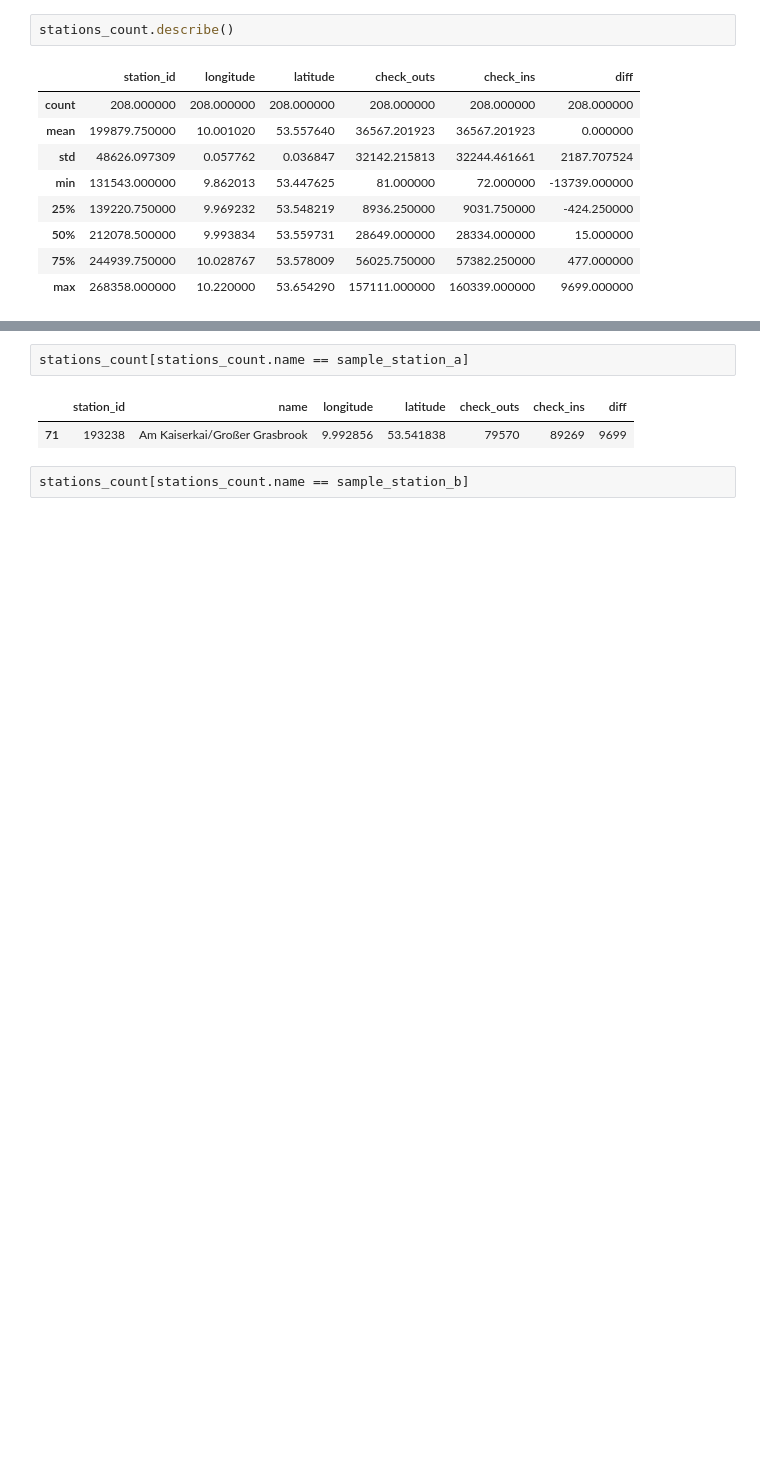
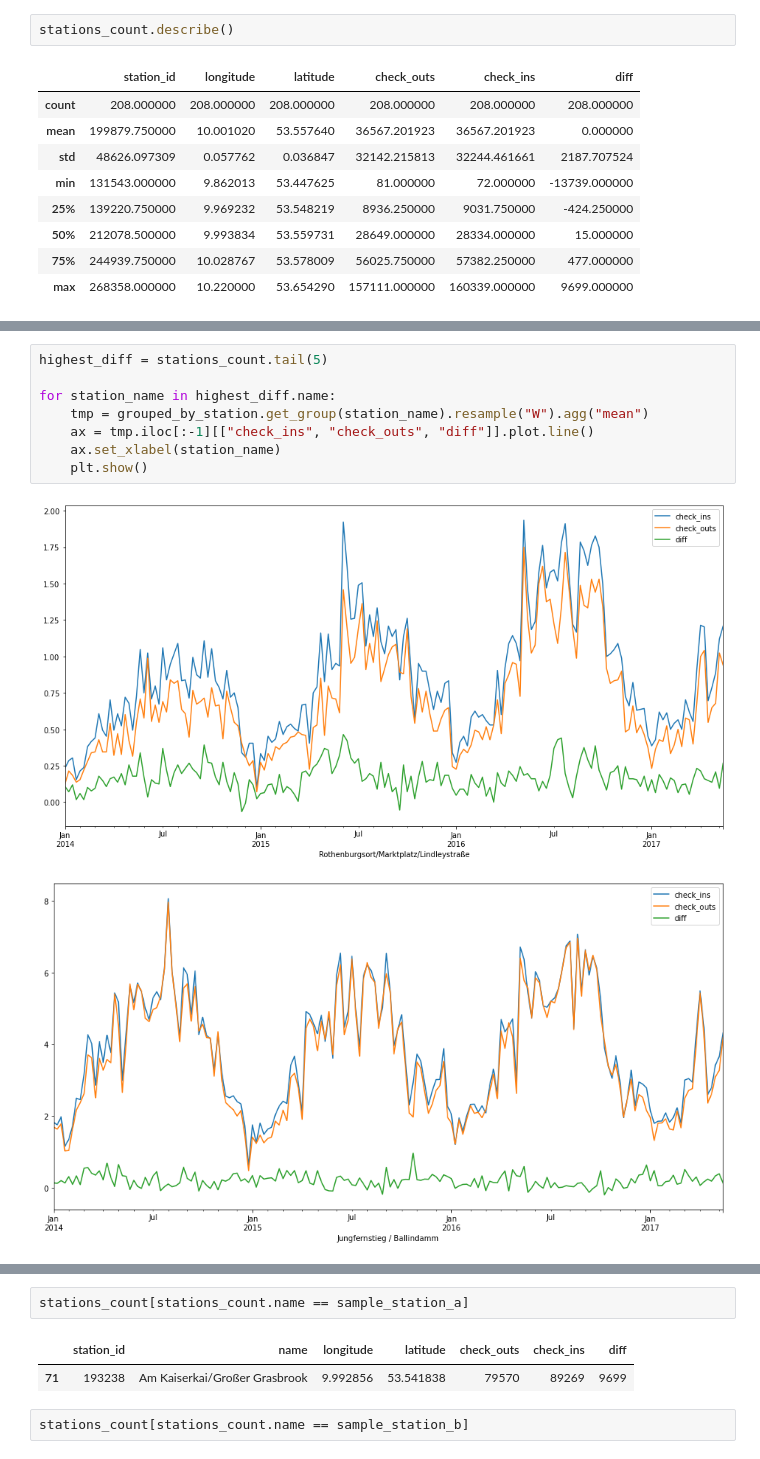
Before and after one commit to dorotheelaugwitz/master-thesis, a Jupyter notebook: analysis_stations.ipynb, the cells around one changed output, grey strips where cells are left out. Cells and saved outputs as stored; diff of their text form; blank space fills up the shorter version.

```diff
--- a/analysis_stations.ipynb
+++ b/analysis_stations.ipynb
@@ -319,0 +301,11 @@ stations_count.describe()
+# %%
+highest_diff = stations_count.tail(5)
+
+for station_name in highest_diff.name:
+    tmp = grouped_by_station.get_group(station_name).resample("W").agg("mean")
+    ax = tmp.iloc[:-1][["check_ins", "check_outs", "diff"]].plot.line()
+    ax.set_xlabel(station_name)
+    plt.show()
+# %% [output]
+[figure, added]
+[figure, added]
```
Also changed, not shown: parts of 161 cells of this notebook, 10 other files.
